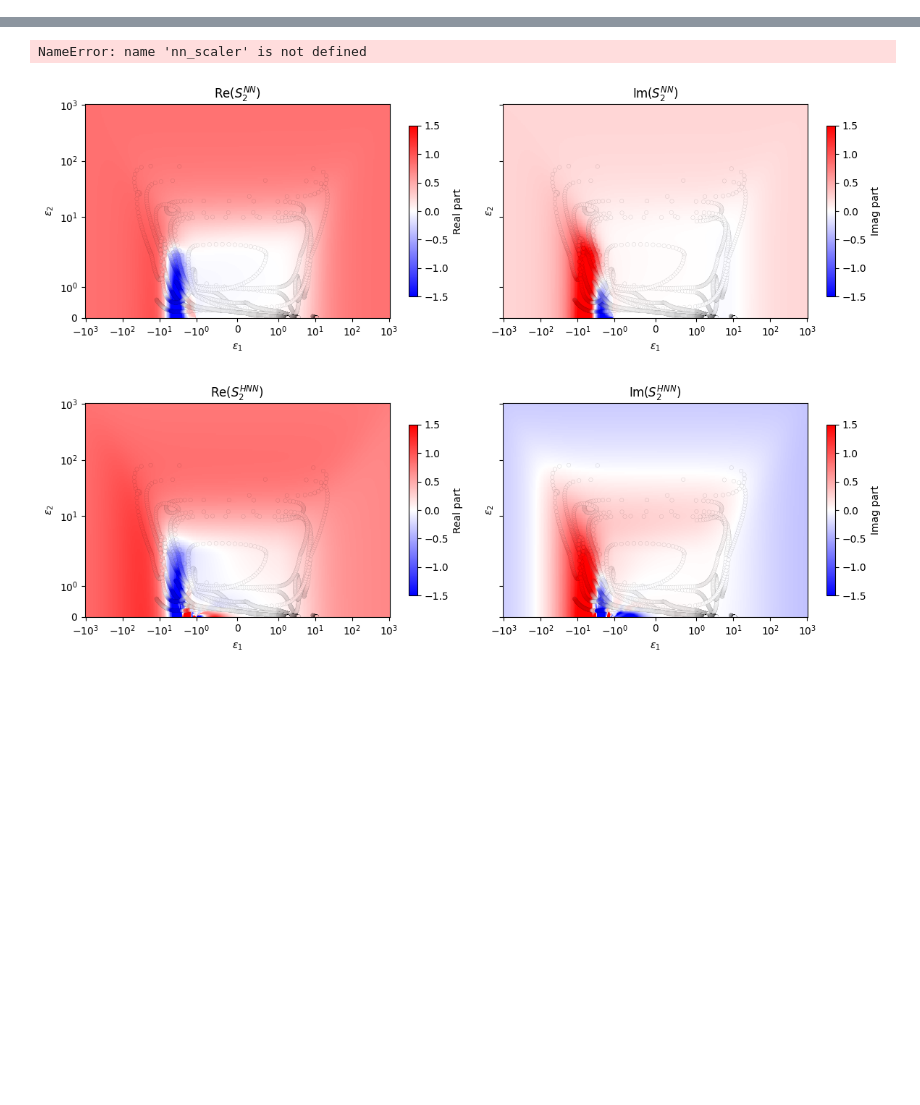
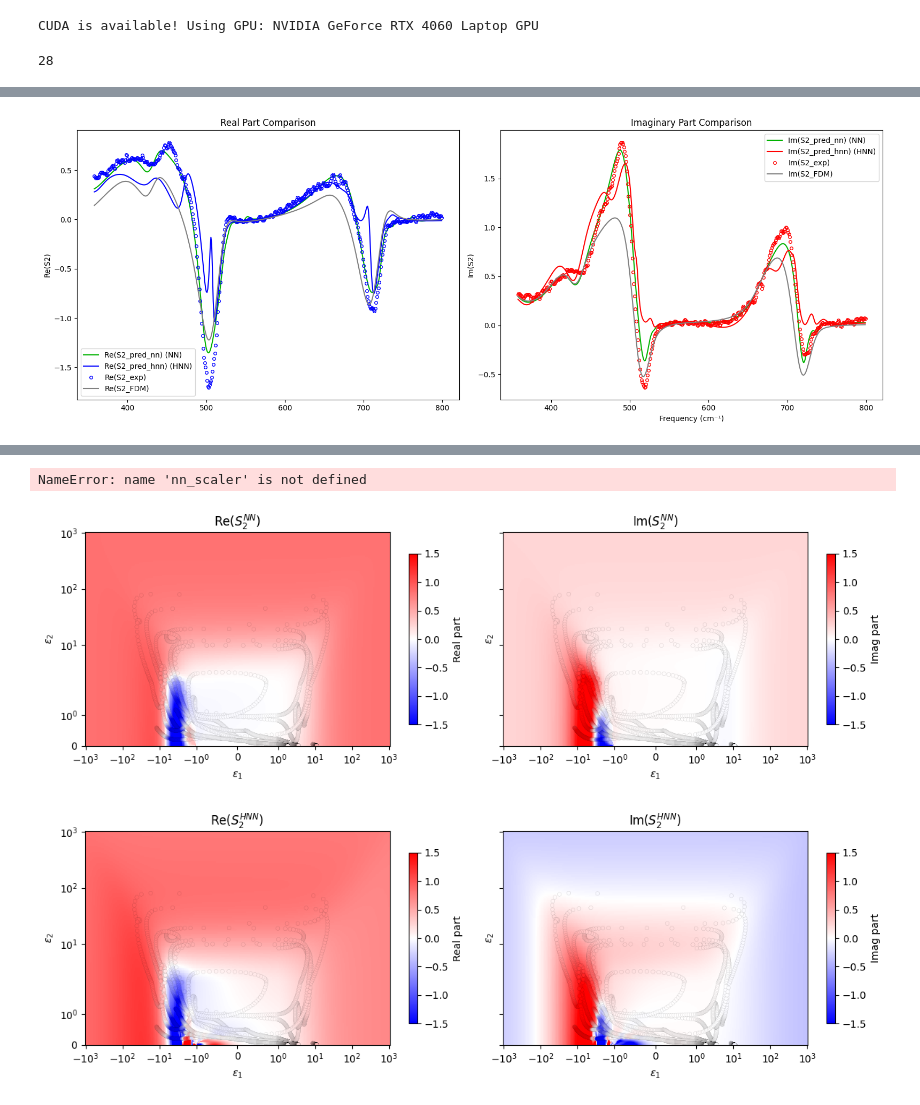
Before and after one commit to leoluga/nano-optics-ml, a Jupyter notebook: notebooks/testing_article_data/main_nn_notebook.ipynb, the cells around one changed output, grey strips where cells are left out. Saved outputs shown, nothing was run; the diff lists cells and outputs as text; code cells hidden in the pictures; blank space fills up the shorter version.

```diff
--- a/notebooks/testing_article_data/main_nn_notebook.ipynb
+++ b/notebooks/testing_article_data/main_nn_notebook.ipynb
@@ -1,20 +1,32 @@
+# %%
+import os
+import pandas as pd
+import numpy as np
+import torch
+import torch.nn as nn
+import torch.optim as optim
+import matplotlib.pyplot as plt
+
+from data_preprocessing import load_data, get_dataloaders, process_df_eps_to_beta
+from models import NeuralNet, HybridNeuralNet
+from training import train_model, evaluate_model, save_model
+
+# Set device
+device = torch.device('cuda' if torch.cuda.is_available() else 'cpu')
+# device='cuda'
+# Uncomment the following line to force GPU usage if available:
+# device = torch.device('cuda')
+if torch.cuda.is_available():
+    print(f"CUDA is available! Using GPU: {torch.cuda.get_device_name(0)}")
+else:
+    print("CUDA not available. Using CPU.")
+# %% [output]
+CUDA is available! Using GPU: NVIDIA GeForce RTX 4060 Laptop GPU
+# %%
+os.cpu_count()
+# %% [output]
+28
 # %%
-import pandas as pd
-import numpy as np
-import torch
-import torch.nn as nn
-import torch.optim as optim
-import matplotlib.pyplot as plt
-
-from data_preprocessing import load_data, get_dataloaders, process_df_eps_to_beta
-from models import NeuralNet, HybridNeuralNet
-from training import train_model, evaluate_model, save_model
-
-# Set device
-device = torch.device('cuda' if torch.cuda.is_available() else 'cpu')
-# device='cuda'
-# Uncomment the following line to force GPU usage if available:
-# device = torch.device('cuda')
 
 def predict(model, X, device):
     model.eval()
@@ -26,16 +38,16 @@ def predict(model, X, device):
 # ---------------------------
 # Main Script: Training NN and HNN
 # ---------------------------
-
+device = 'cpu'
 FILE_PATH = r'C:\nano_optics_ml_data\processed\article_main_data.csv'
-NUMBER_OF_EPOCHS = 7000 #150000
+NUMBER_OF_EPOCHS = 20000 #150000
 BATCH_SIZE_NN = 8 #512
 BATCH_SIZE_HNN = 8 #512
 LEARNING_RATE = 1e-3
 WEIGHT_DECAY = 1e-5
 
 print("Training NN Model:")
-X_train_nn, X_test_nn, y_train_nn, y_test_nn, nn_scaler_x, nn_scaler_y = load_data(FILE_PATH)
+X_train_nn, X_test_nn, y_train_nn, y_test_nn, nn_scaler_x, nn_scaler_y = load_data(FILE_PATH, remove_LSAT=False)
 train_loader_nn, test_loader_nn = get_dataloaders(
     X_train_nn, y_train_nn, X_test_nn, y_test_nn, BATCH_SIZE_NN
 )
@@ -141,3 +165,4 @@ Epoch 400/7000, Loss: 0.1126, Test Loss: 0.1326
+[figure, added]
 # %%
 save_model(nn_model, 'C:/nano_optics_ml_data/saved_models/nn_model_2.pth')
 save_model(hnn_model, 'C:/nano_optics_ml_data/saved_models/hnn_model_2.pth')
```
Also changed, not shown: parts of 2 cells of this notebook, 41 other files.
